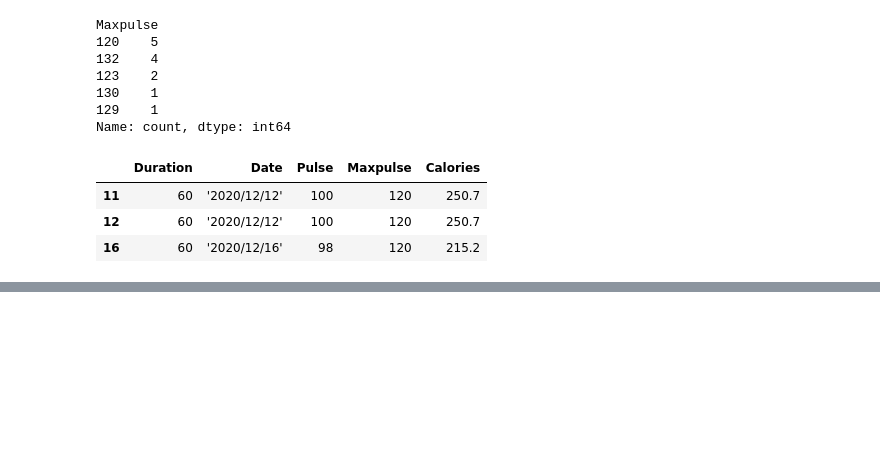
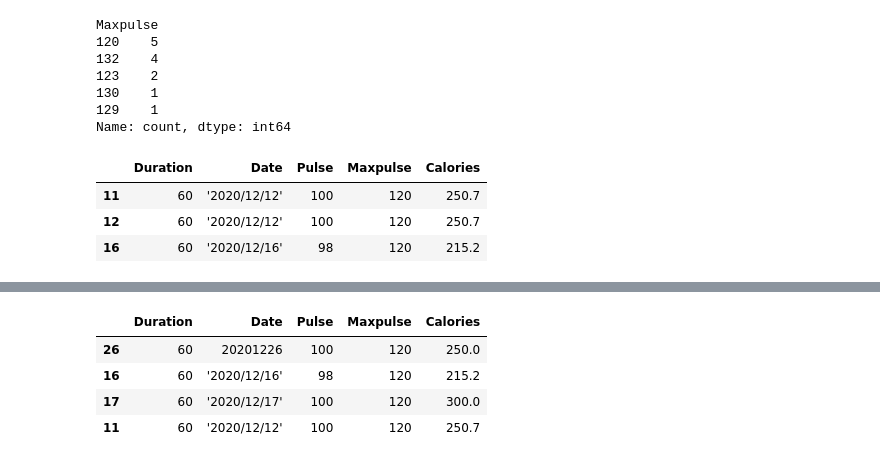
Before and after one commit to devapraveenk/Python_pandas, a Jupyter notebook: notebook.ipynb, the cells around one changed output, grey strips where cells are left out. Drawn from its saved outputs; the diff is of its cells as text; code cells hidden in the pictures; blank space fills up the shorter version.

```diff
--- a/notebook.ipynb
+++ b/notebook.ipynb
@@ -214,0 +215,8 @@ df.loc[df['Pulse']==100].sample(4)
+# %%
+df.loc[df['Maxpulse']==120].sample(4)
+# %% [output]
+|  | Duration | Date | Pulse | Maxpulse | Calories |
+| 26 | 60 | 20201226 | 100 | 120 | 250.0 |
+| 16 | 60 | '2020/12/16' | 98 | 120 | 215.2 |
+| 17 | 60 | '2020/12/17' | 100 | 120 | 300.0 |
+| 11 | 60 | '2020/12/12' | 100 | 120 | 250.7 |
```
Also changed, not shown: parts of 2 cells of this notebook.
